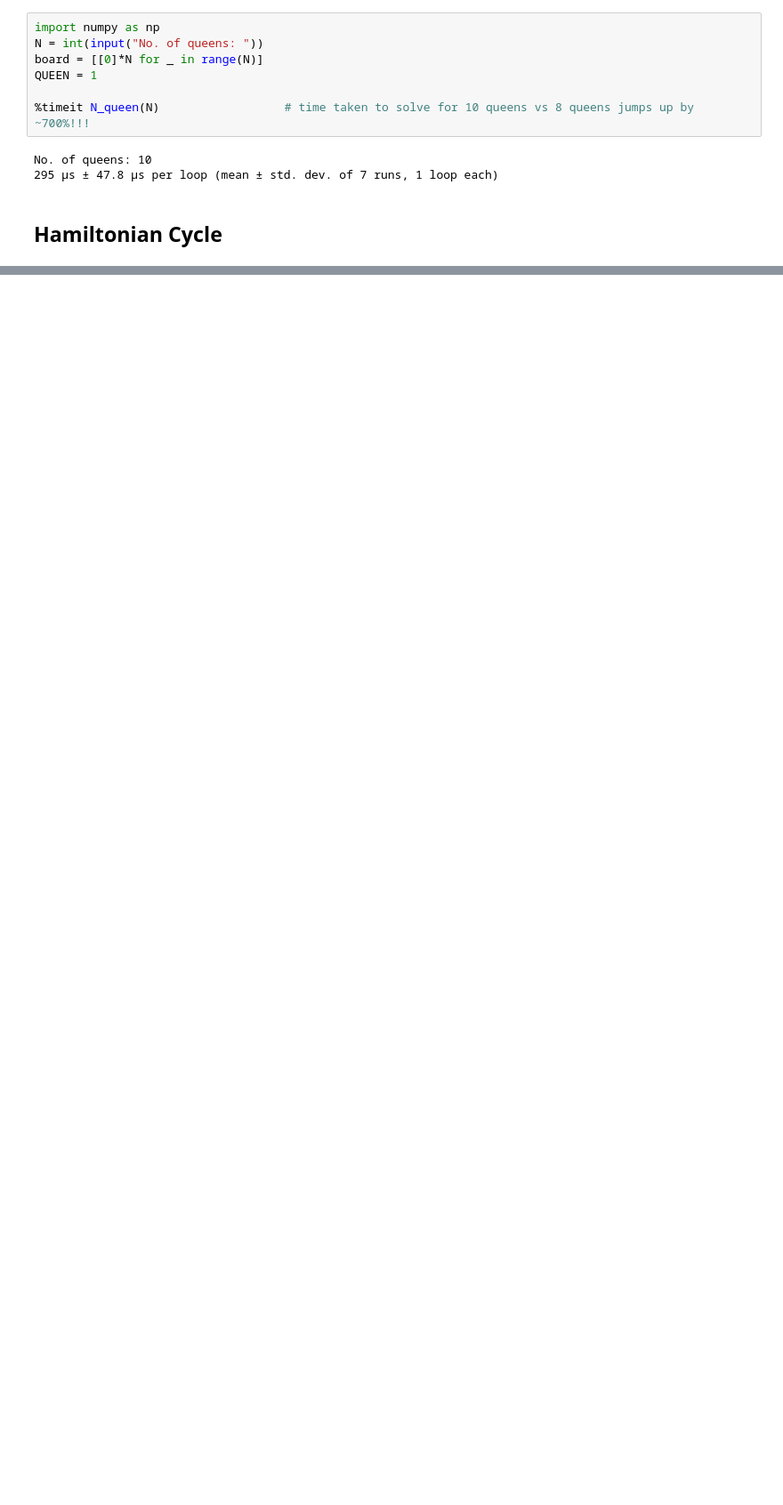
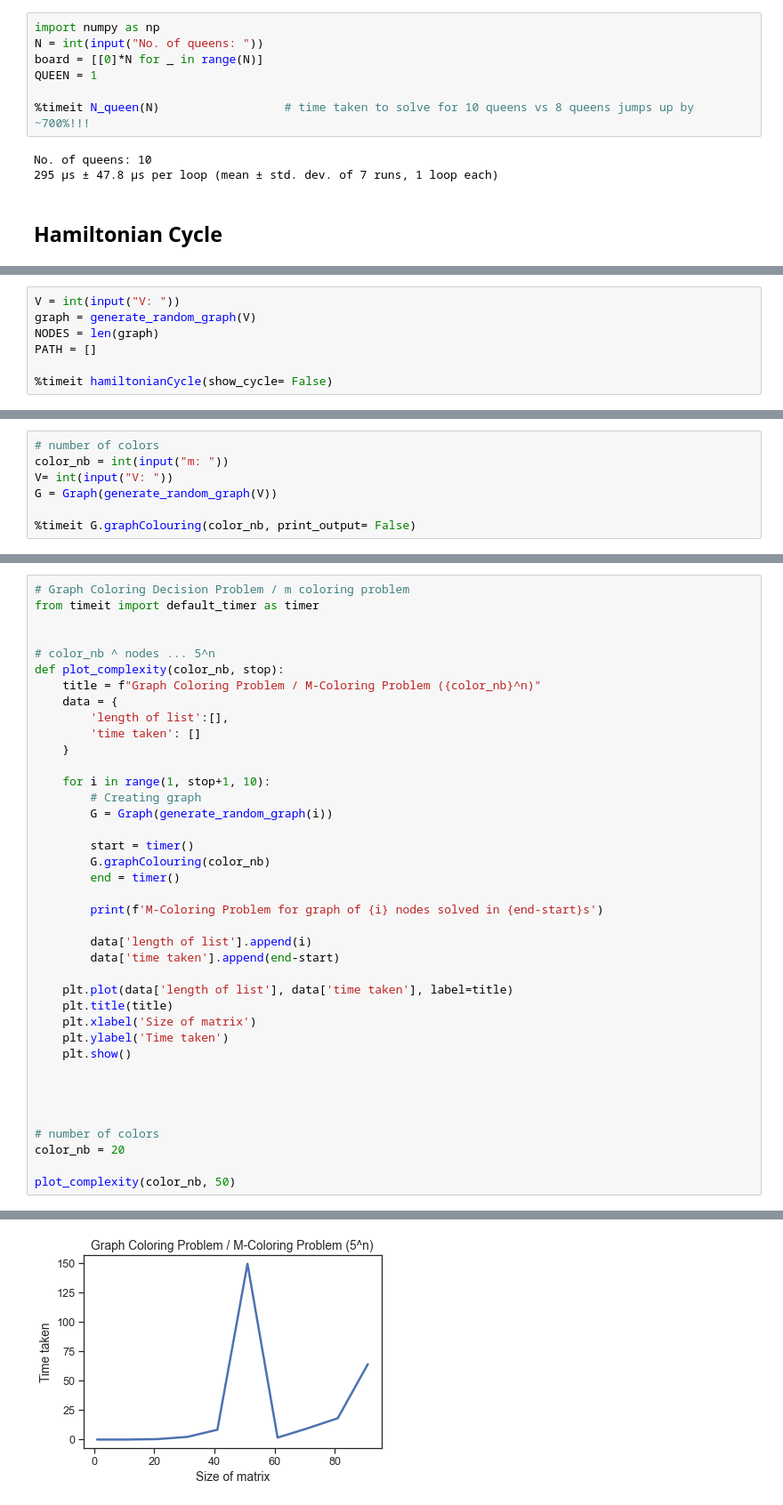
Before and after one commit to algo-ryth-nic/ADA-Algorithms-with-their-Analysis, a Jupyter notebook: (ADA) Algorithms with their analysis.ipynb, the cells around one changed output, grey strips where cells are left out. Shown at 89% size. Saved outputs shown, nothing was run; the diff lists cells and outputs as text; blank space fills up the shorter version.

```diff
--- a/(ADA) Algorithms with their analysis.ipynb
+++ b/(ADA) Algorithms with their analysis.ipynb
@@ -995,0 +1013,7 @@ plot_complexity(hamiltonianCycle, 500)
+# %%
+V = int(input("V: "))
+graph = generate_random_graph(V)
+NODES = len(graph)
+PATH = []
+
+%timeit hamiltonianCycle(show_cycle= False)
@@ -995,0 +1168,7 @@ plot_complexity(hamiltonianCycle, 500)
+# %%
+# number of colors
+color_nb = int(input("m: "))
+V= int(input("V: "))
+G = Graph(generate_random_graph(V))
+
+%timeit G.graphColouring(color_nb, print_output= False)
@@ -995,0 +1187,40 @@ plot_complexity(hamiltonianCycle, 500)
+# %%
+# Graph Coloring Decision Problem / m coloring problem
+from timeit import default_timer as timer
+
+
+# color_nb ^ nodes ... 5^n
+def plot_complexity(color_nb, stop):
+    title = f"Graph Coloring Problem / M-Coloring Problem ({color_nb}^n)"
+    data = {
+        'length of list':[],
+        'time taken': []
+    }
+
+    for i in range(1, stop+1, 10):
+        # Creating graph
+        G = Graph(generate_random_graph(i))
+
+        start = timer()
+        G.graphColouring(color_nb)
+        end = timer()
+
+        print(f'M-Coloring Problem for graph of {i} nodes solved in {end-start}s')
+
+        data['length of list'].append(i)
+        data['time taken'].append(end-start)
+
+    plt.plot(data['length of list'], data['time taken'], label=title)
+    plt.title(title)
+    plt.xlabel('Size of matrix')
+    plt.ylabel('Time taken')
+    plt.show()
+
+
+
+
+# number of colors
+color_nb = 20
+
+plot_complexity(color_nb, 50)
+# %% [output]
@@ -995,0 +1244 @@ plot_complexity(hamiltonianCycle, 500)
+[figure, added]
```
Also changed, not shown: parts of 11 cells of this notebook.
